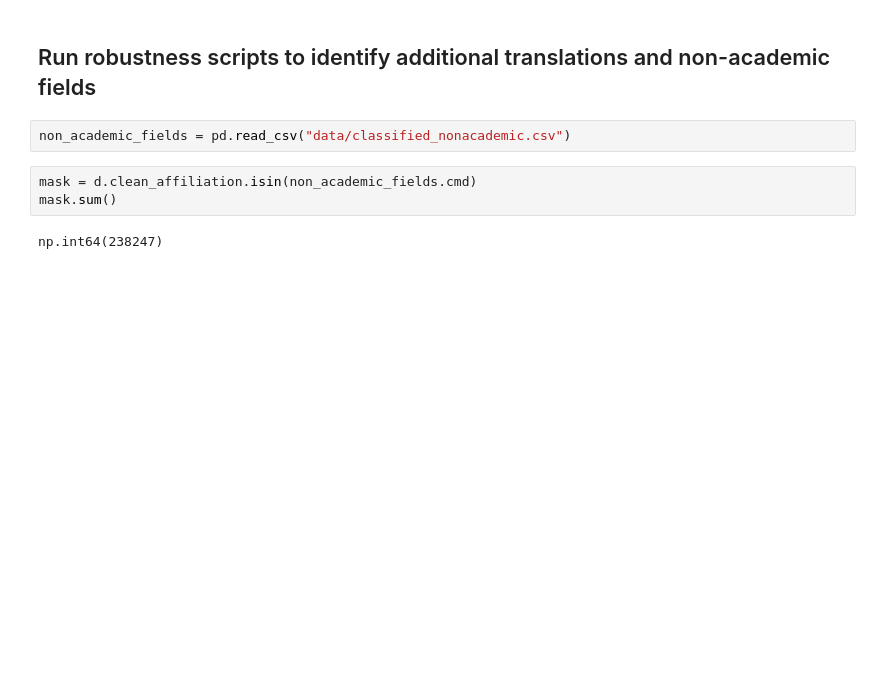
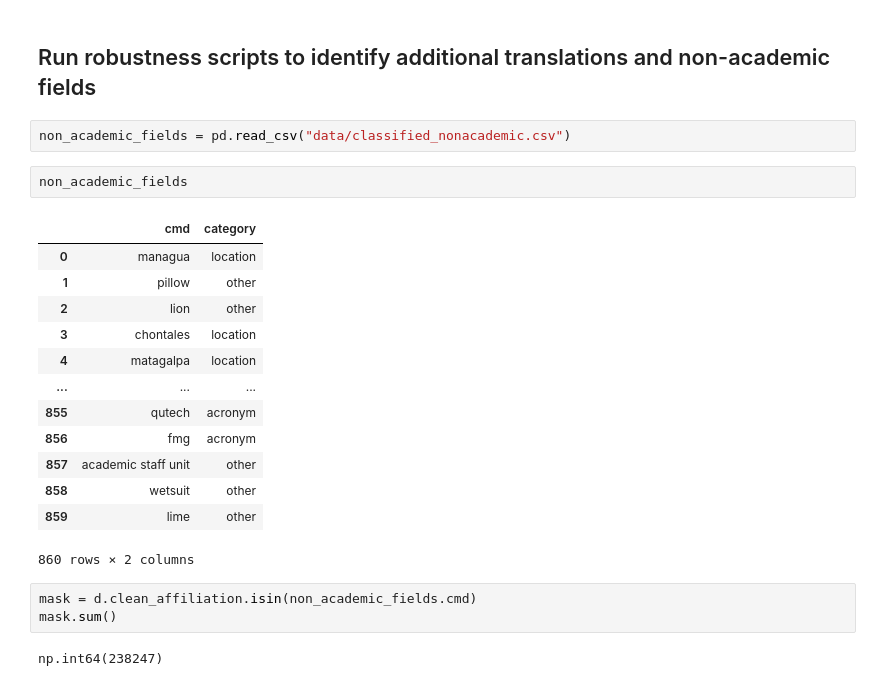
Before and after one commit to kennyjoseph/orcid_gender_equality_paradox_processing, a Jupyter notebook: 01_data_cleaning.ipynb, the cells around one changed output. Cells and saved outputs as stored; diff of their text form; blank space fills up the shorter version.

```diff
--- a/01_data_cleaning.ipynb
+++ b/01_data_cleaning.ipynb
@@ -924,6 +932,22 @@ c[c.count_val> 5].to_csv("data/robustness_field_cnt.csv",index=False)
 ## Run robustness scripts to identify additional translations and non-academic fields
 # %%
 non_academic_fields = pd.read_csv("data/classified_nonacademic.csv")
+# %%
+non_academic_fields
+# %% [output]
+|  | cmd | category |
+| 0 | managua | location |
+| 1 | pillow | other |
+| 2 | lion | other |
+| 3 | chontales | location |
+| 4 | matagalpa | location |
+| ... | ... | ... |
+| 855 | qutech | acronym |
+| 856 | fmg | acronym |
+| 857 | academic staff unit | other |
+| 858 | wetsuit | other |
+| 859 | lime | other |
+860 rows × 2 columns
 # %%
 mask = d.clean_affiliation.isin(non_academic_fields.cmd)
 mask.sum()
```
Also changed, not shown: parts of 6 cells of this notebook, 4 other files.
